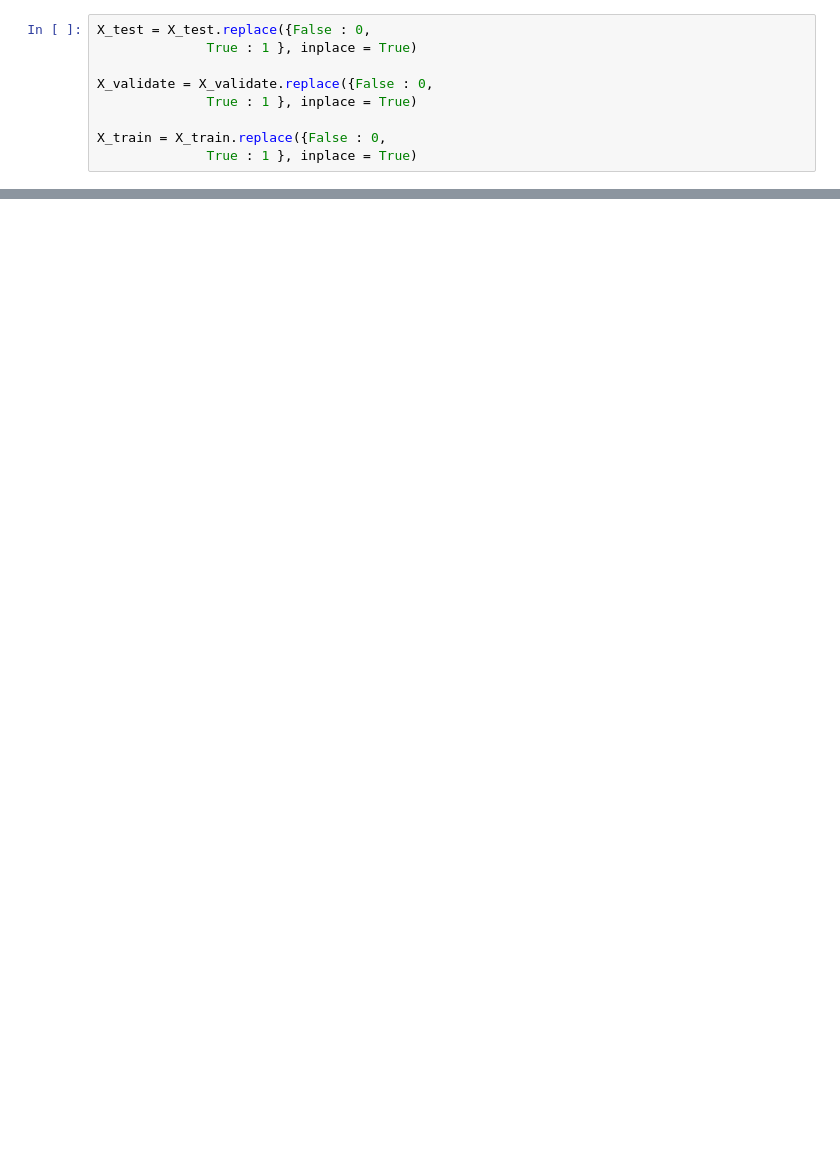
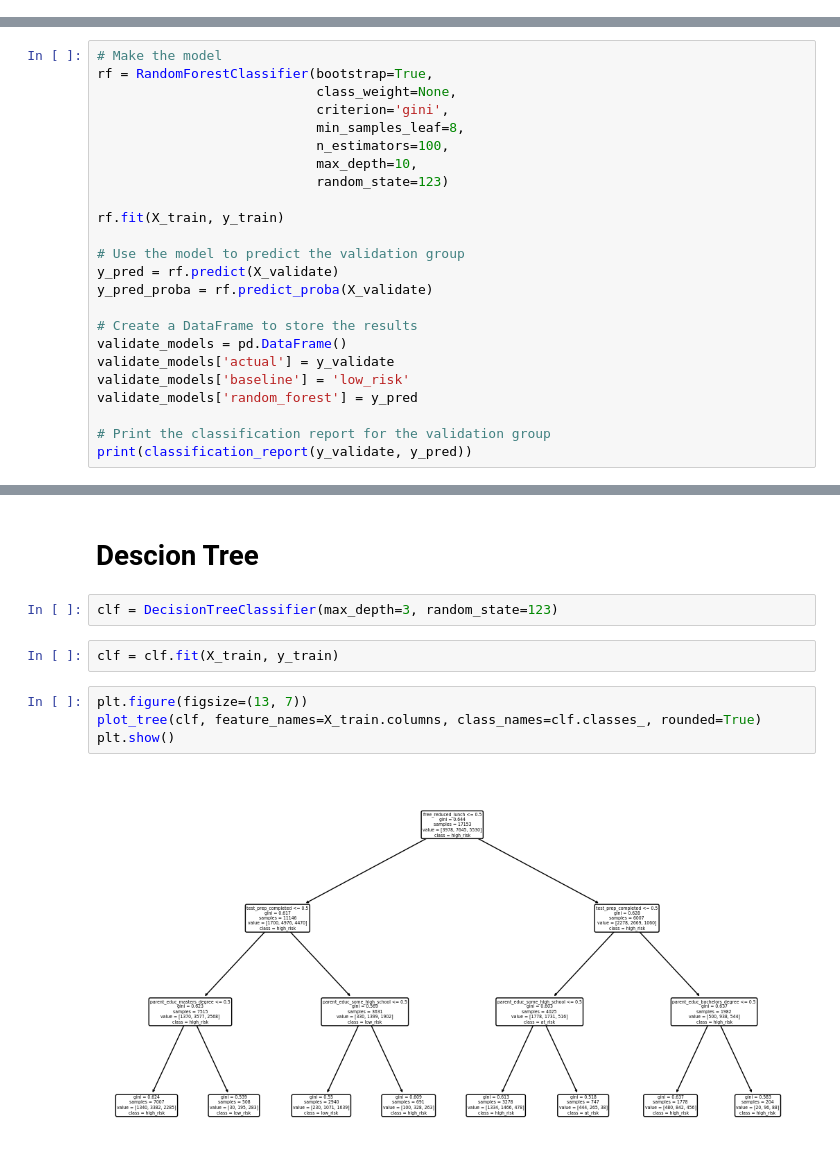
Before and after one commit to Fermin-Garcia/EduTrends, a Jupyter notebook: modeling.ipynb, the cells around one changed output, grey strips where cells are left out. Cells and saved outputs as stored; diff of their text form; blank space fills up the shorter version.

```diff
--- a/modeling.ipynb
+++ b/modeling.ipynb
@@ -21,9 +49,0 @@ X_train, y_train, X_validate, y_validate, X_test, y_test= e.modeling_split(train
-# %%
-X_test = X_test.replace({False : 0,
-              True : 1 }, inplace = True)
-
-X_validate = X_validate.replace({False : 0,
-              True : 1 }, inplace = True)
-
-X_train = X_train.replace({False : 0,
-              True : 1 }, inplace = True)
@@ -45,0 +98,24 @@ validate
+# %%
+# Make the model
+rf = RandomForestClassifier(bootstrap=True,
+                            class_weight=None,
+                            criterion='gini',
+                            min_samples_leaf=8,
+                            n_estimators=100,
+                            max_depth=10,
+                            random_state=123)
+
+rf.fit(X_train, y_train)
+
+# Use the model to predict the validation group
+y_pred = rf.predict(X_validate)
+y_pred_proba = rf.predict_proba(X_validate)
+
+# Create a DataFrame to store the results
+validate_models = pd.DataFrame()
+validate_models['actual'] = y_validate
+validate_models['baseline'] = 'low_risk'
+validate_models['random_forest'] = y_pred
+
+# Print the classification report for the validation group
+print(classification_report(y_validate, y_pred))
@@ -45,0 +132,12 @@ validate
+# %% [markdown]
+# Descion Tree
+# %%
+clf = DecisionTreeClassifier(max_depth=3, random_state=123)
+# %%
+clf = clf.fit(X_train, y_train)
+# %%
+plt.figure(figsize=(13, 7))
+plot_tree(clf, feature_names=X_train.columns, class_names=clf.classes_, rounded=True)
+plt.show()
+# %% [output]
+[figure, added]
```
Also changed, not shown: parts of 32 cells of this notebook, 6 other files.
